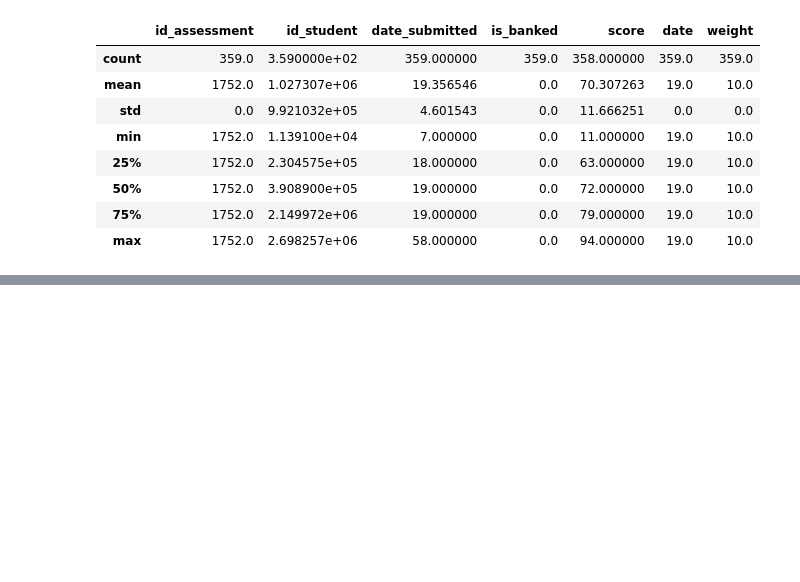
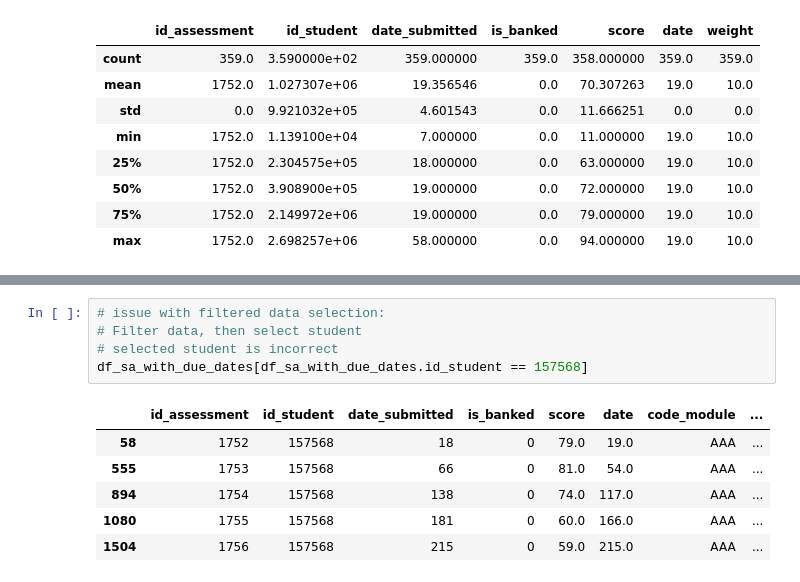
Before and after one commit to sustrev/SIADS697, a Jupyter notebook: Interface2.ipynb, the cells around one changed output, grey strips where cells are left out. Saved outputs shown, nothing was run; the diff lists cells and outputs as text; blank space fills up the shorter version.

```diff
--- a/Interface2.ipynb
+++ b/Interface2.ipynb
@@ -499,0 +521,12 @@ df_sa_with_due_dates[(df_sa_with_due_dates.id_assessment == 1752) & (df_sa_with_
+# %%
+# issue with filtered data selection:
+# Filter data, then select student
+# selected student is incorrect
+df_sa_with_due_dates[df_sa_with_due_dates.id_student == 157568]
+# %% [output]
+|  | id_assessment | id_student | date_submitted | is_banked | score | date | code_module | ... |
+| 58 | 1752 | 157568 | 18 | 0 | 79.0 | 19.0 | AAA | ... |
+| 555 | 1753 | 157568 | 66 | 0 | 81.0 | 54.0 | AAA | ... |
+| 894 | 1754 | 157568 | 138 | 0 | 74.0 | 117.0 | AAA | ... |
+| 1080 | 1755 | 157568 | 181 | 0 | 60.0 | 166.0 | AAA | ... |
+| 1504 | 1756 | 157568 | 215 | 0 | 59.0 | 215.0 | AAA | ... |
```
Also changed, not shown: parts of 2 cells of this notebook.
